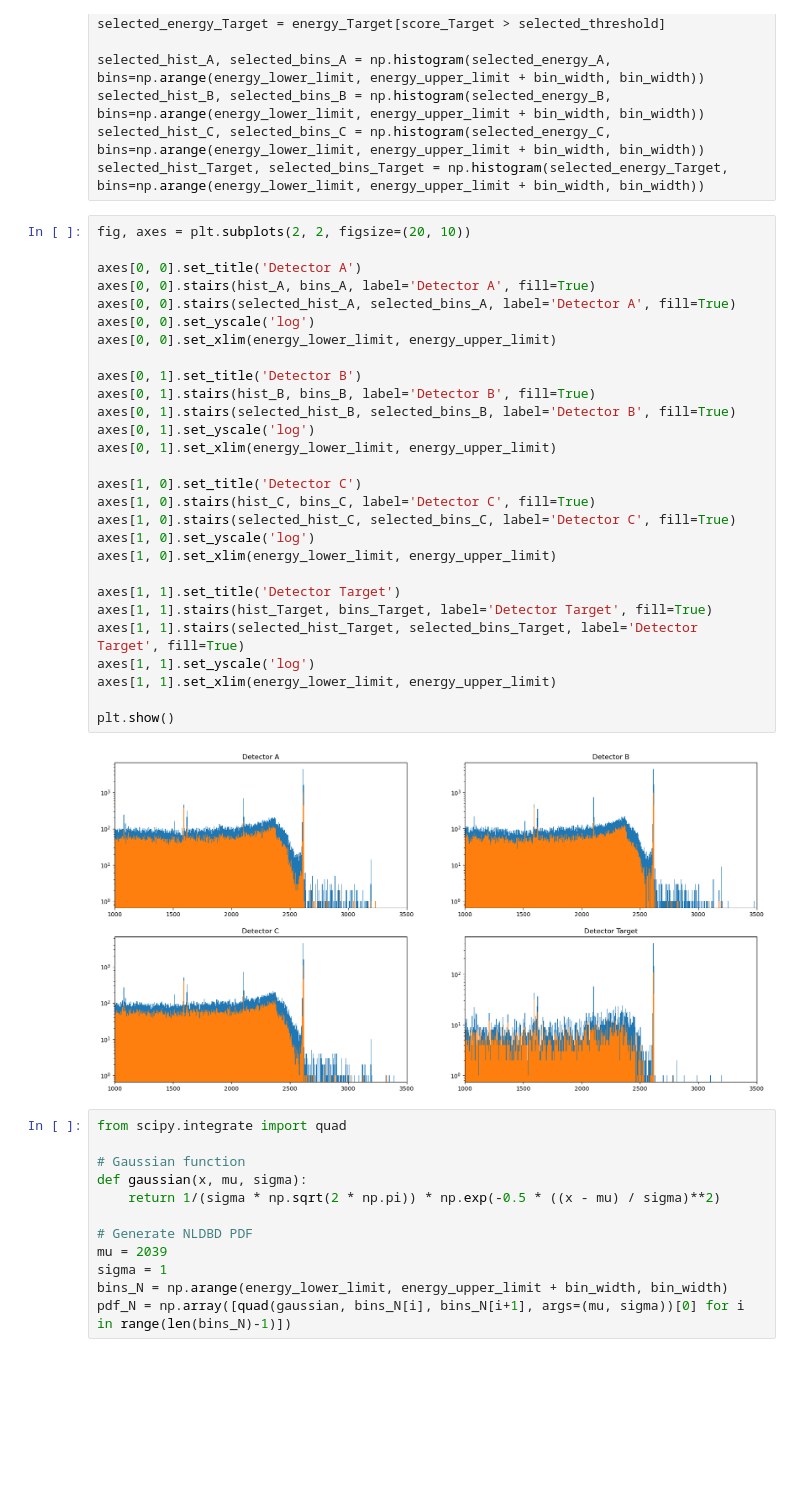
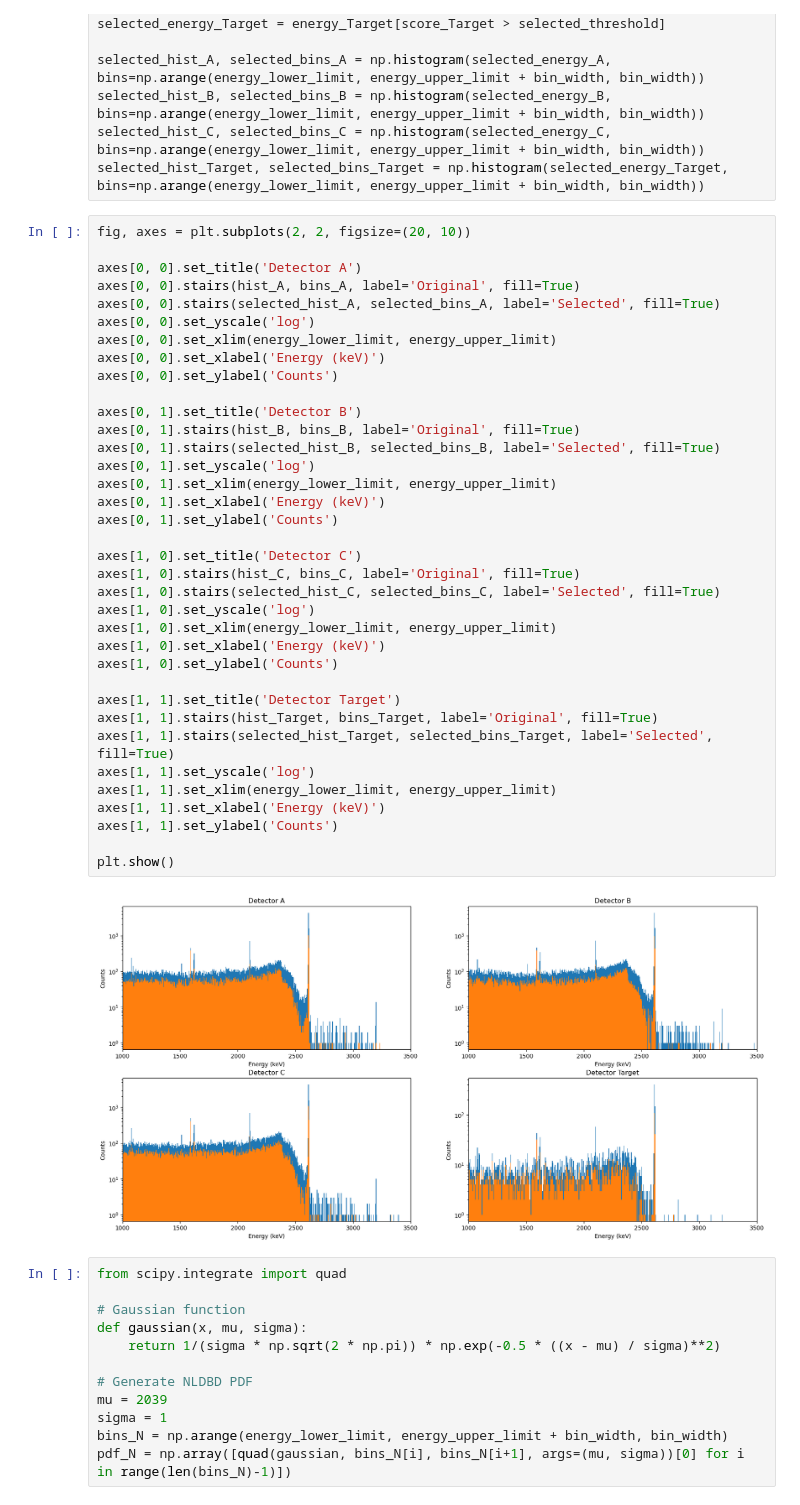
Before and after one commit to bucket420/dsc291-final, a Jupyter notebook: analysis.ipynb, the cells around one changed output. Drawn from its saved outputs; the diff is of its cells as text; blank space fills up the shorter version.

```diff
--- a/analysis.ipynb
+++ b/analysis.ipynb
@@ -161,33 +176,41 @@ selected_hist_Target, selected_bins_Target = np.histogram(selected_energy_Target
 # %%
 fig, axes = plt.subplots(2, 2, figsize=(20, 10))
 
 axes[0, 0].set_title('Detector A')
-axes[0, 0].stairs(hist_A, bins_A, label='Detector A', fill=True)
-axes[0, 0].stairs(selected_hist_A, selected_bins_A, label='Detector A', fill=True)
+axes[0, 0].stairs(hist_A, bins_A, label='Original', fill=True)
+axes[0, 0].stairs(selected_hist_A, selected_bins_A, label='Selected', fill=True)
 axes[0, 0].set_yscale('log')
 axes[0, 0].set_xlim(energy_lower_limit, energy_upper_limit)
+axes[0, 0].set_xlabel('Energy (keV)')
+axes[0, 0].set_ylabel('Counts')
 
 axes[0, 1].set_title('Detector B')
-axes[0, 1].stairs(hist_B, bins_B, label='Detector B', fill=True)
-axes[0, 1].stairs(selected_hist_B, selected_bins_B, label='Detector B', fill=True)
+axes[0, 1].stairs(hist_B, bins_B, label='Original', fill=True)
+axes[0, 1].stairs(selected_hist_B, selected_bins_B, label='Selected', fill=True)
 axes[0, 1].set_yscale('log')
 axes[0, 1].set_xlim(energy_lower_limit, energy_upper_limit)
+axes[0, 1].set_xlabel('Energy (keV)')
+axes[0, 1].set_ylabel('Counts')
 
 axes[1, 0].set_title('Detector C')
-axes[1, 0].stairs(hist_C, bins_C, label='Detector C', fill=True)
-axes[1, 0].stairs(selected_hist_C, selected_bins_C, label='Detector C', fill=True)
+axes[1, 0].stairs(hist_C, bins_C, label='Original', fill=True)
+axes[1, 0].stairs(selected_hist_C, selected_bins_C, label='Selected', fill=True)
 axes[1, 0].set_yscale('log')
 axes[1, 0].set_xlim(energy_lower_limit, energy_upper_limit)
+axes[1, 0].set_xlabel('Energy (keV)')
+axes[1, 0].set_ylabel('Counts')
 
 axes[1, 1].set_title('Detector Target')
-axes[1, 1].stairs(hist_Target, bins_Target, label='Detector Target', fill=True)
-axes[1, 1].stairs(selected_hist_Target, selected_bins_Target, label='Detector Target', fill=True)
+axes[1, 1].stairs(hist_Target, bins_Target, label='Original', fill=True)
+axes[1, 1].stairs(selected_hist_Target, selected_bins_Target, label='Selected', fill=True)
 axes[1, 1].set_yscale('log')
 axes[1, 1].set_xlim(energy_lower_limit, energy_upper_limit)
+axes[1, 1].set_xlabel('Energy (keV)')
+axes[1, 1].set_ylabel('Counts')
 
 plt.show()
 # %% [output]
-[figure, old version]
+[figure, new version]
 # %%
 from scipy.integrate import quad
 
```
Also changed, not shown: parts of 23 cells of this notebook.
